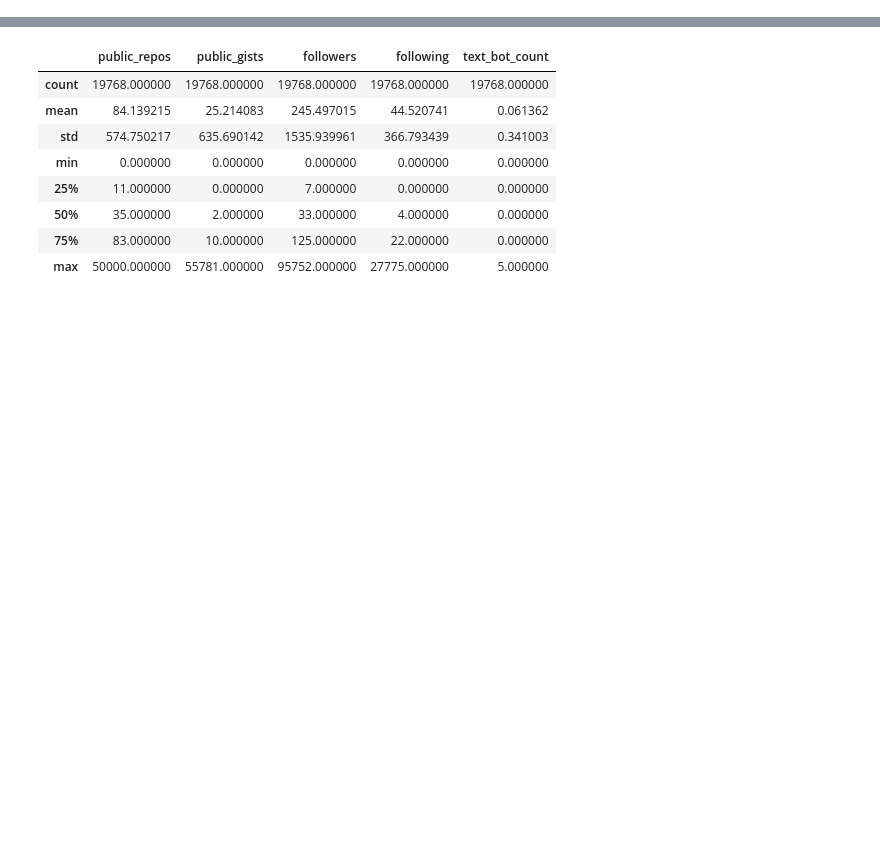
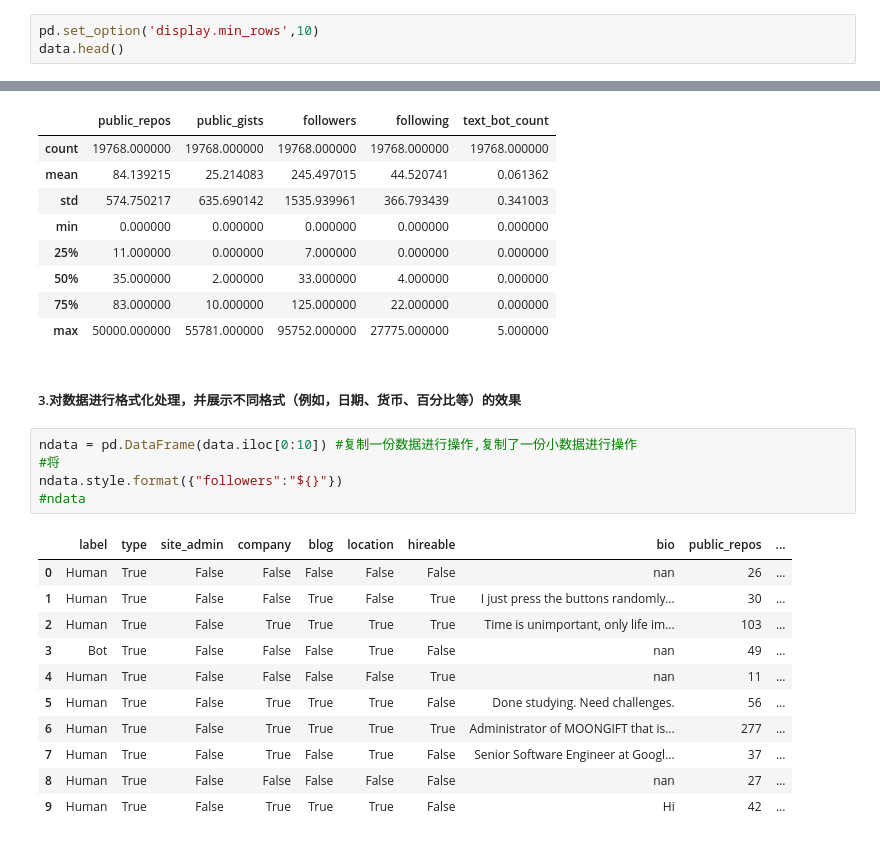
Before and after one commit to Utlyr/-, a Jupyter notebook: homework8.ipynb, the cells around one changed output, grey strips where cells are left out. Drawn from its saved outputs; the diff is of its cells as text; blank space fills up the shorter version.

```diff
--- a/homework8.ipynb
+++ b/homework8.ipynb
@@ -39,0 +37,3 @@ data.head()
+# %%
+pd.set_option('display.min_rows',10)
+data.head()
@@ -69,3 +78,22 @@ data.describe()
 | 50% | 35.000000 | 2.000000 | 33.000000 | 4.000000 | 0.000000 |
 | 75% | 83.000000 | 10.000000 | 125.000000 | 22.000000 | 0.000000 |
 | max | 50000.000000 | 55781.000000 | 95752.000000 | 27775.000000 | 5.000000 |
+# %% [markdown]
+##### 3.对数据进行格式化处理，并展示不同格式（例如，日期、货币、百分比等）的效果
+# %%
+ndata = pd.DataFrame(data.iloc[0:10]) #复制一份数据进行操作,复制了一份小数据进行操作
+#将
+ndata.style.format({"followers":"${}"})
+#ndata
+# %% [output]
+|  | label | type | site_admin | company | blog | location | hireable | bio | public_repos | ... |
+| 0 | Human | True | False | False | False | False | False | nan | 26 | ... |
+| 1 | Human | True | False | False | True | False | True | I just press the buttons randomly... | 30 | ... |
+| 2 | Human | True | False | True | True | True | True | Time is unimportant, only life im... | 103 | ... |
+| 3 | Bot | True | False | False | False | True | False | nan | 49 | ... |
+| 4 | Human | True | False | False | False | False | True | nan | 11 | ... |
+| 5 | Human | True | False | True | True | True | False | Done studying. Need challenges. | 56 | ... |
+| 6 | Human | True | False | True | True | True | True | Administrator of MOONGIFT that is... | 277 | ... |
+| 7 | Human | True | False | True | False | True | False | Senior Software Engineer at Googl... | 37 | ... |
+| 8 | Human | True | False | False | False | False | False | nan | 27 | ... |
+| 9 | Human | True | False | True | True | True | False | Hi | 42 | ... |
```
Also changed, not shown: parts of 6 cells of this notebook, 1 other file.
